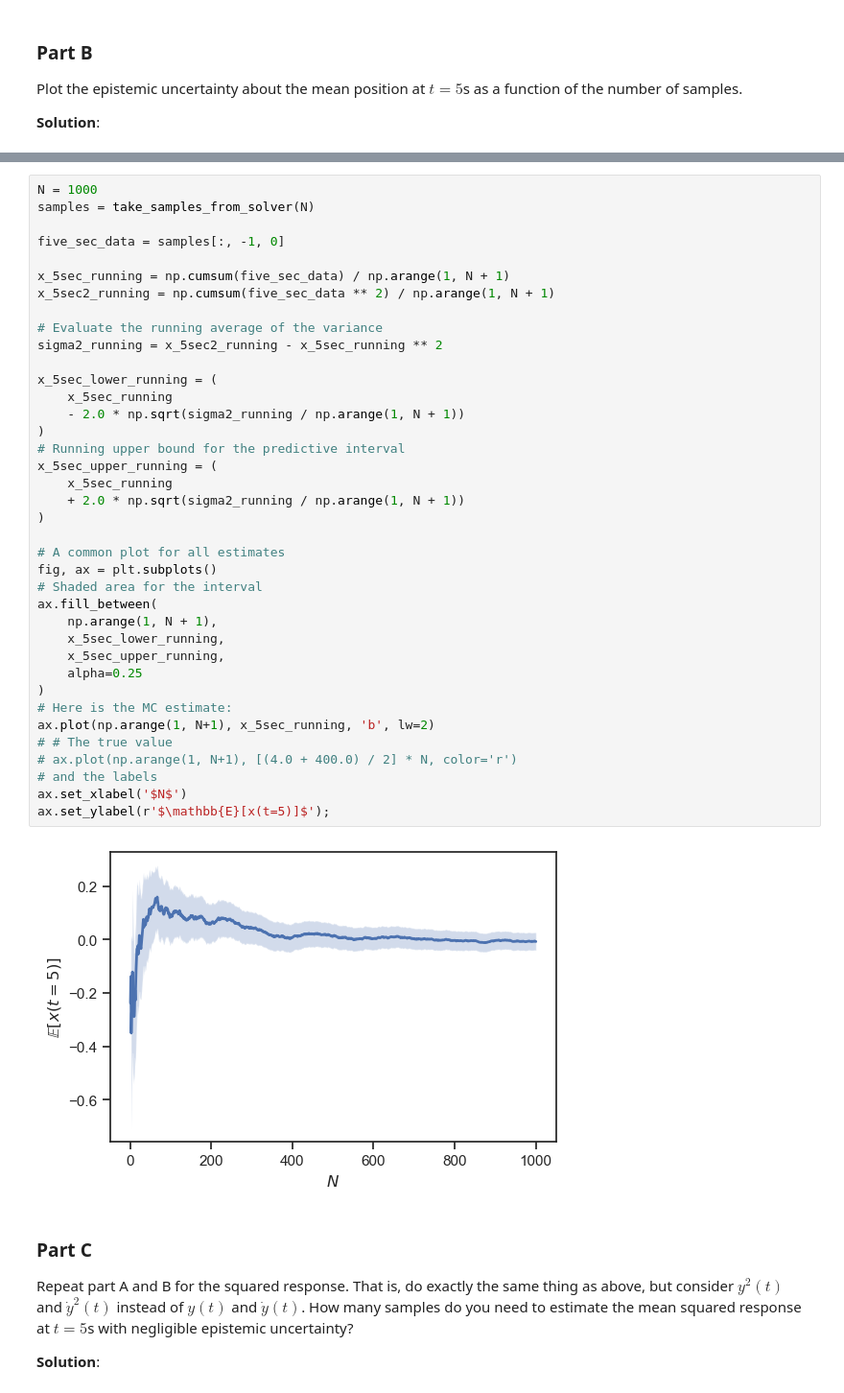
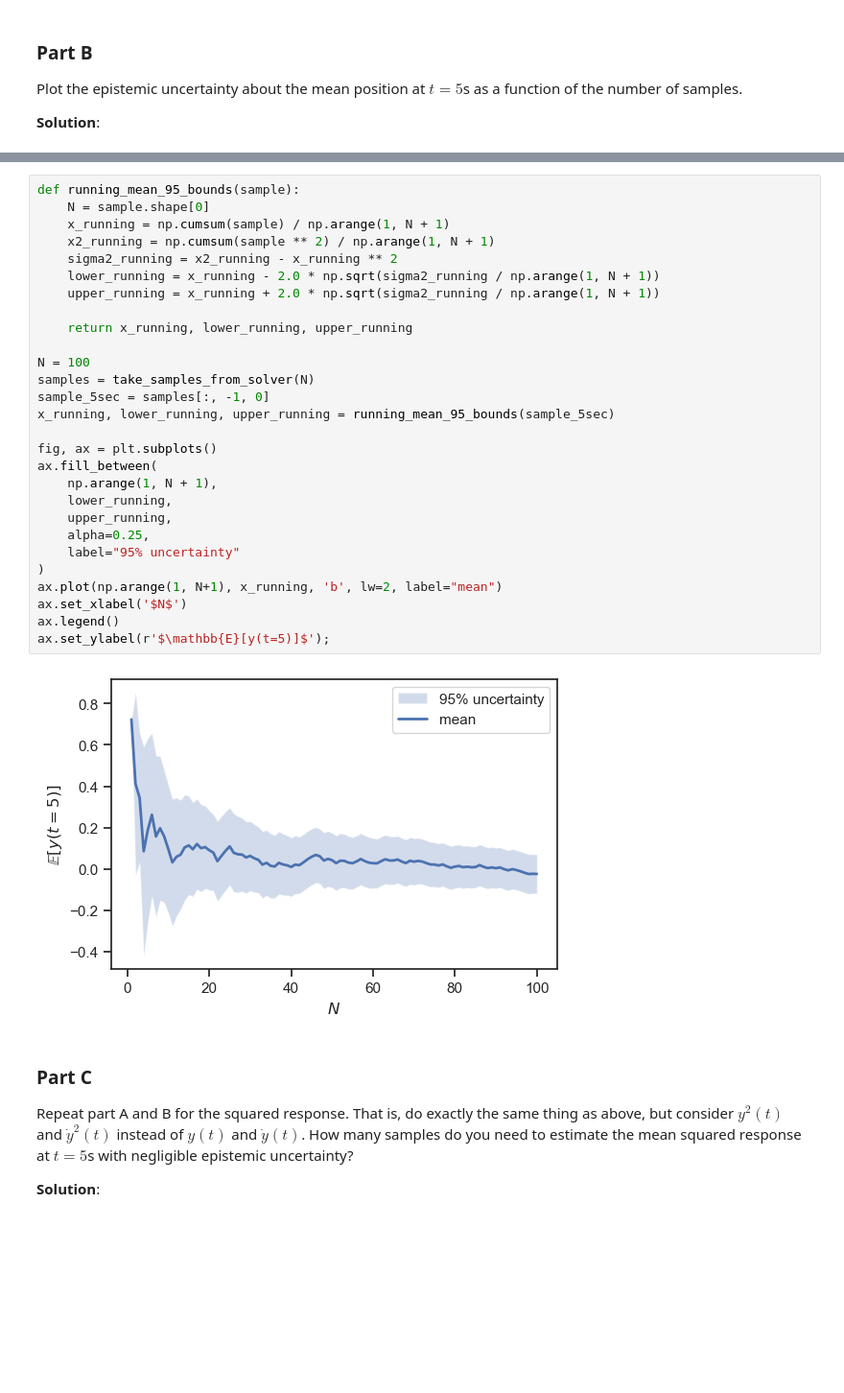
Before and after one commit to flavio-nardi/data-analytics-se, a Jupyter notebook: lecturebook/homework/homework-03.ipynb, the cells around one changed output, grey strips where cells are left out. Shown at 96% size. Cells and saved outputs as stored; diff of their text form; blank space fills up the shorter version.

```diff
--- a/lecturebook/homework/homework-03.ipynb
+++ b/lecturebook/homework/homework-03.ipynb
@@ -304,43 +269,33 @@ ax.plot(num_samples, lower);
 # %%
-N = 1000
+def running_mean_95_bounds(sample):
+    N = sample.shape[0]
+    x_running = np.cumsum(sample) / np.arange(1, N + 1)
+    x2_running = np.cumsum(sample ** 2) / np.arange(1, N + 1)
+    sigma2_running = x2_running - x_running ** 2
+    lower_running = x_running - 2.0 * np.sqrt(sigma2_running / np.arange(1, N + 1))
+    upper_running = x_running + 2.0 * np.sqrt(sigma2_running / np.arange(1, N + 1))
+
+    return x_running, lower_running, upper_running
+
+N = 100
 samples = take_samples_from_solver(N)
+sample_5sec = samples[:, -1, 0]
+x_running, lower_running, upper_running = running_mean_95_bounds(sample_5sec)
 
-five_sec_data = samples[:, -1, 0]
-
-x_5sec_running = np.cumsum(five_sec_data) / np.arange(1, N + 1)
-x_5sec2_running = np.cumsum(five_sec_data ** 2) / np.arange(1, N + 1)
-
-# Evaluate the running average of the variance
-sigma2_running = x_5sec2_running - x_5sec_running ** 2
-
-x_5sec_lower_running = (
-    x_5sec_running
-    - 2.0 * np.sqrt(sigma2_running / np.arange(1, N + 1))
-)
-# Running upper bound for the predictive interval
-x_5sec_upper_running = (
-    x_5sec_running
-    + 2.0 * np.sqrt(sigma2_running / np.arange(1, N + 1))
-)
-
-# A common plot for all estimates
 fig, ax = plt.subplots()
-# Shaded area for the interval
 ax.fill_between(
     np.arange(1, N + 1),
-    x_5sec_lower_running,
-    x_5sec_upper_running,
-    alpha=0.25
+    lower_running,
+    upper_running,
+    alpha=0.25,
+    label="95% uncertainty"
 )
-# Here is the MC estimate:
-ax.plot(np.arange(1, N+1), x_5sec_running, 'b', lw=2)
-# # The true value
-# ax.plot(np.arange(1, N+1), [(4.0 + 400.0) / 2] * N, color='r')
-# and the labels
+ax.plot(np.arange(1, N+1), x_running, 'b', lw=2, label="mean")
 ax.set_xlabel('$N$')
-ax.set_ylabel(r'$\mathbb{E}[x(t=5)]$');
+ax.legend()
+ax.set_ylabel(r'$\mathbb{E}[y(t=5)]$');
 # %% [output]
-[figure, old version]
+[figure, new version]
 # %% [markdown]
 ### Part C
 Repeat part A and B for the squared response.
```
Also changed, not shown: parts of 27 cells of this notebook.
